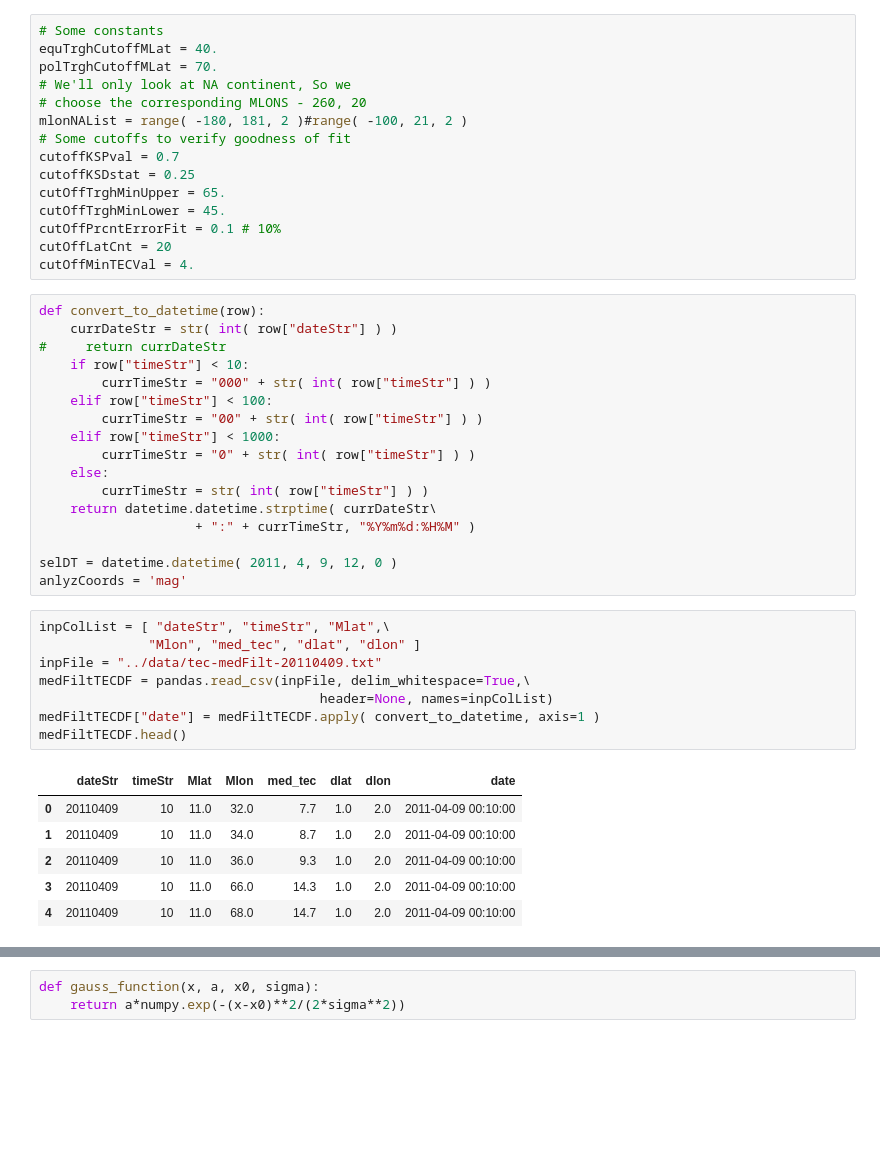
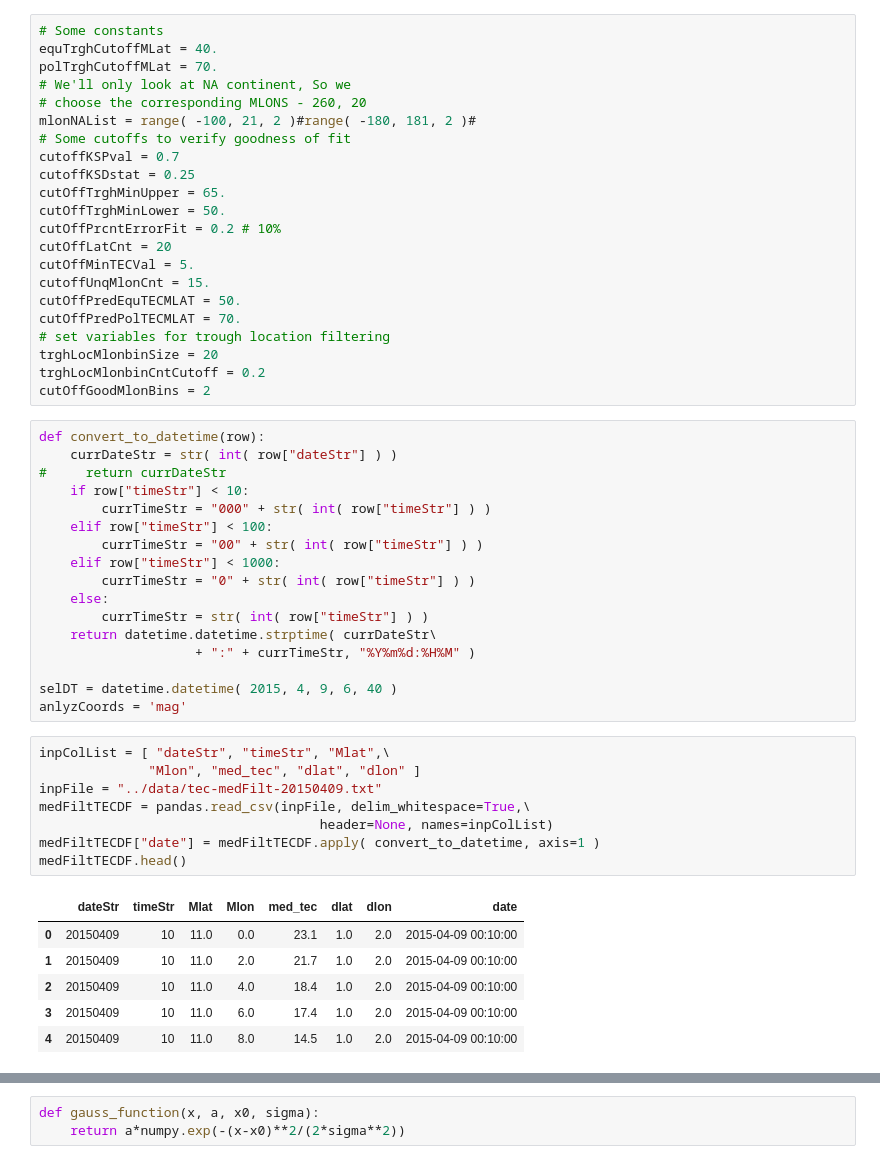
Before and after one commit to bharatreddy/sapstec, a Jupyter notebook: ipy/trgh_detect.ipynb, the cells around one changed output, grey strips where cells are left out. Cells and saved outputs as stored; diff of their text form; blank space fills up the shorter version.

```diff
--- a/ipy/trgh_detect.ipynb
+++ b/ipy/trgh_detect.ipynb
@@ -20,15 +21,22 @@ equTrghCutoffMLat = 40.
 polTrghCutoffMLat = 70.
 # We'll only look at NA continent, So we
 # choose the corresponding MLONS - 260, 20
-mlonNAList = range( -180, 181, 2 )#range( -100, 21, 2 )
+mlonNAList = range( -100, 21, 2 )#range( -180, 181, 2 )#
 # Some cutoffs to verify goodness of fit
 cutoffKSPval = 0.7
 cutoffKSDstat = 0.25
 cutOffTrghMinUpper = 65.
-cutOffTrghMinLower = 45.
-cutOffPrcntErrorFit = 0.1 # 10%
+cutOffTrghMinLower = 50.
+cutOffPrcntErrorFit = 0.2 # 10%
 cutOffLatCnt = 20
-cutOffMinTECVal = 4.
+cutOffMinTECVal = 5.
+cutoffUnqMlonCnt = 15.
+cutOffPredEquTECMLAT = 50.
+cutOffPredPolTECMLAT = 70.
+# set variables for trough location filtering
+trghLocMlonbinSize = 20
+trghLocMlonbinCntCutoff = 0.2
+cutOffGoodMlonBins = 2
 # %%
 def convert_to_datetime(row):
     currDateStr = str( int( row["dateStr"] ) )
@@ -44,21 +52,21 @@ def convert_to_datetime(row):
     return datetime.datetime.strptime( currDateStr\
                     + ":" + currTimeStr, "%Y%m%d:%H%M" )
 
-selDT = datetime.datetime( 2011, 4, 9, 12, 0 )
+selDT = datetime.datetime( 2015, 4, 9, 6, 40 )
 anlyzCoords = 'mag'
 # %%
 inpColList = [ "dateStr", "timeStr", "Mlat",\
               "Mlon", "med_tec", "dlat", "dlon" ]
-inpFile = "../data/tec-medFilt-20110409.txt"
+inpFile = "../data/tec-medFilt-20150409.txt"
 medFiltTECDF = pandas.read_csv(inpFile, delim_whitespace=True,\
                                     header=None, names=inpColList)
 medFiltTECDF["date"] = medFiltTECDF.apply( convert_to_datetime, axis=1 )
 medFiltTECDF.head()
 # %% [output]
 |  | dateStr | timeStr | Mlat | Mlon | med_tec | dlat | dlon | date |
-| 0 | 20110409 | 10 | 11.0 | 32.0 | 7.7 | 1.0 | 2.0 | 2011-04-09 00:10:00 |
-| 1 | 20110409 | 10 | 11.0 | 34.0 | 8.7 | 1.0 | 2.0 | 2011-04-09 00:10:00 |
-| 2 | 20110409 | 10 | 11.0 | 36.0 | 9.3 | 1.0 | 2.0 | 2011-04-09 00:10:00 |
-| 3 | 20110409 | 10 | 11.0 | 66.0 | 14.3 | 1.0 | 2.0 | 2011-04-09 00:10:00 |
-| 4 | 20110409 | 10 | 11.0 | 68.0 | 14.7 | 1.0 | 2.0 | 2011-04-09 00:10:00 |
+| 0 | 20150409 | 10 | 11.0 | 0.0 | 23.1 | 1.0 | 2.0 | 2015-04-09 00:10:00 |
+| 1 | 20150409 | 10 | 11.0 | 2.0 | 21.7 | 1.0 | 2.0 | 2015-04-09 00:10:00 |
+| 2 | 20150409 | 10 | 11.0 | 4.0 | 18.4 | 1.0 | 2.0 | 2015-04-09 00:10:00 |
+| 3 | 20150409 | 10 | 11.0 | 6.0 | 17.4 | 1.0 | 2.0 | 2015-04-09 00:10:00 |
+| 4 | 20150409 | 10 | 11.0 | 8.0 | 14.5 | 1.0 | 2.0 | 2015-04-09 00:10:00 |
 # %%
```
Also changed, not shown: parts of 10 cells of this notebook, 2 other files.
